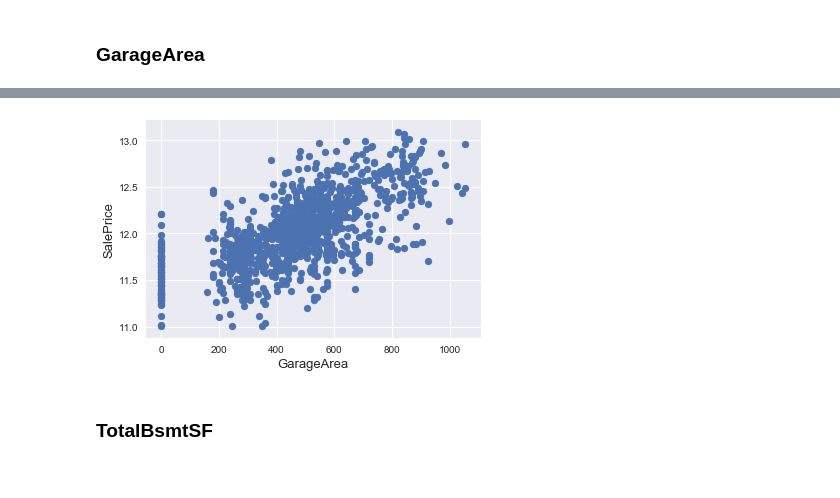
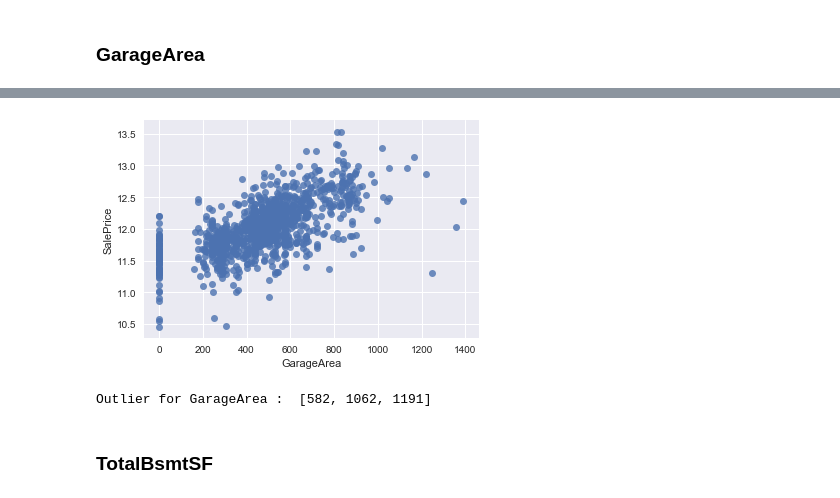
Before and after one commit to raphaelavalos/aml-lab, a Jupyter notebook: challenge/challenge.ipynb, the cells around one changed output, grey strips where cells are left out. Drawn from its saved outputs; the diff is of its cells as text; code cells hidden in the pictures.

```diff
--- a/challenge/challenge.ipynb
+++ b/challenge/challenge.ipynb
@@ -617,10 +582,10 @@ df_train =df_train[(df_train['GarageArea']<1100) & (df_train['SalePrice']<13.1)]
-# %%
-fig, ax = plt.subplots()
-ax.scatter(x = df_train['GarageArea'], y = df_train['SalePrice'])
-plt.ylabel('SalePrice', fontsize=13)
-plt.xlabel('GarageArea', fontsize=13)
-plt.show()
-# %% [output]
-[figure, removed]
+# %%
+sns.regplot(x="GarageArea", y="SalePrice", data=dftwsp, fit_reg=False);
+# %% [output]
+[figure, added]
+# %%
+print("Outlier for GarageArea : ", list(dftwsp[(dftwsp.GarageArea>1200) & (dftwsp.SalePrice<=12.5)].Id))
+# %% [output]
+Outlier for GarageArea :  [582, 1062, 1191]
 # %% [markdown]
 ### TotalBsmtSF ###
```
Also changed, not shown: parts of 39 cells of this notebook.
